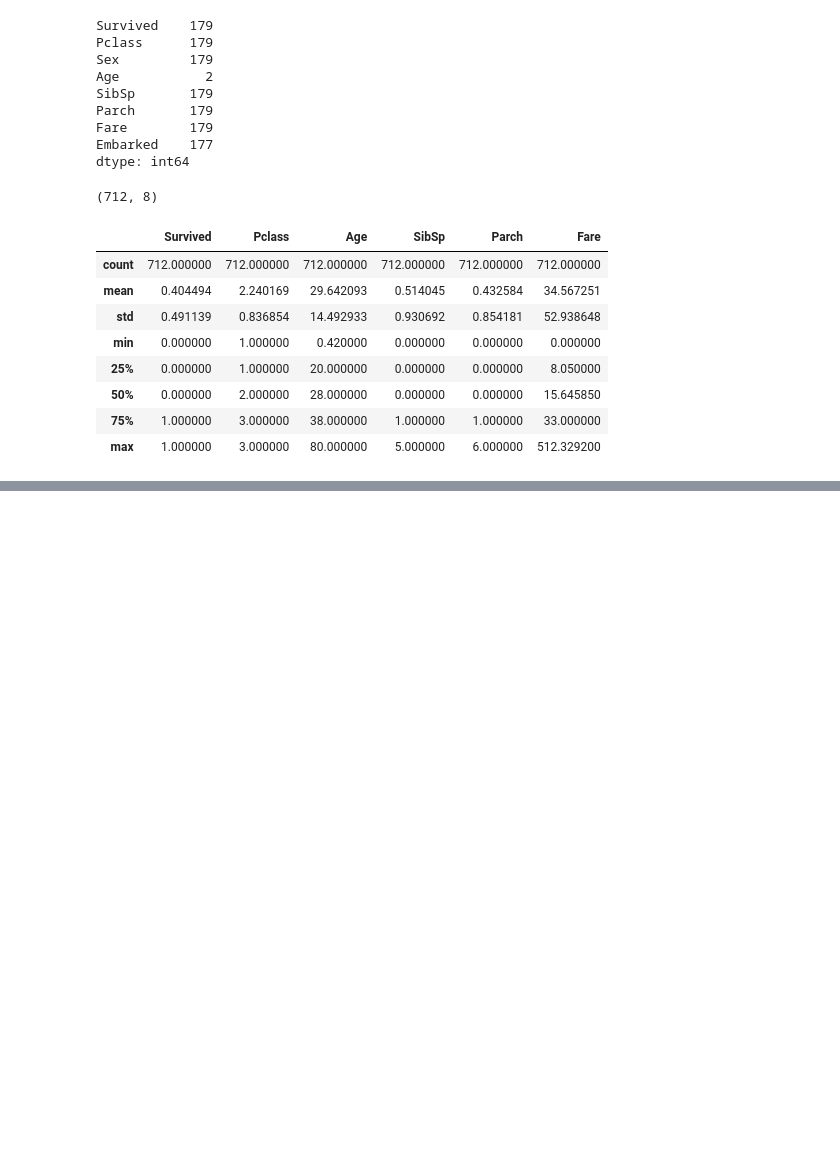
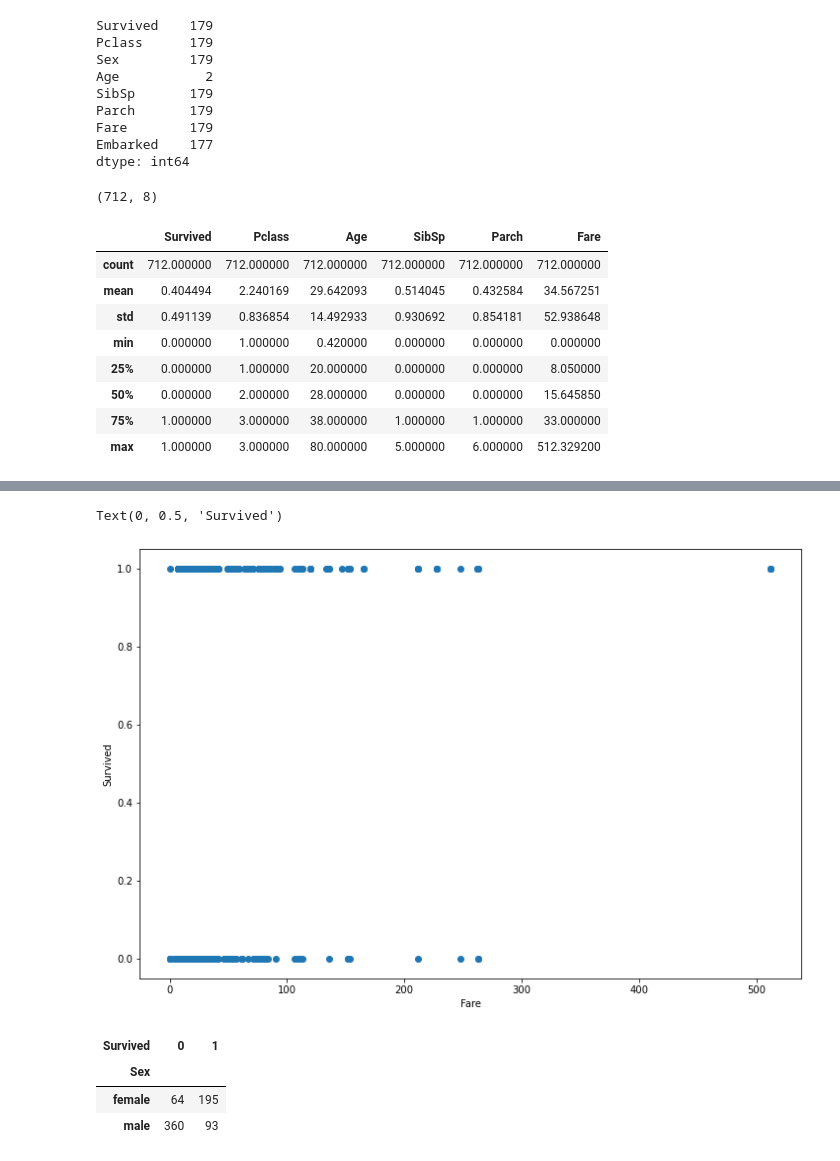
Before and after one commit to RolandSall/TitanicClassification, a Jupyter notebook: TitanicDataSetClassification.ipynb, the cells around one changed output, grey strips where cells are left out. Saved outputs shown, nothing was run; the diff lists cells and outputs as text; code cells hidden in the pictures; blank space fills up the shorter version.

Commit message:
feat: adding visualization graphs

```diff
--- a/TitanicDataSetClassification.ipynb
+++ b/TitanicDataSetClassification.ipynb
@@ -69,0 +67,15 @@ KeyError: "['PassengerId' 'Name' 'Ticket' 'Cabin'] not found in axis"
+# %%
+fig, ax = plt.subplots(figsize=(12,8))
+plt.scatter(titanic_df['Fare'], titanic_df['Survived'])
+plt.xlabel('Fare')
+plt.ylabel('Survived')
+# %% [output]
+Text(0, 0.5, 'Survived')
+[figure, added]
+# %%
+pd.crosstab(titanic_df['Sex'], titanic_df['Survived'])
+# %% [output]
+| Survived | 0 | 1 |
+| Sex |  |  |
+| female | 64 | 195 |
+| male | 360 | 93 |
```
Also changed, not shown: parts of 4 cells of this notebook.
